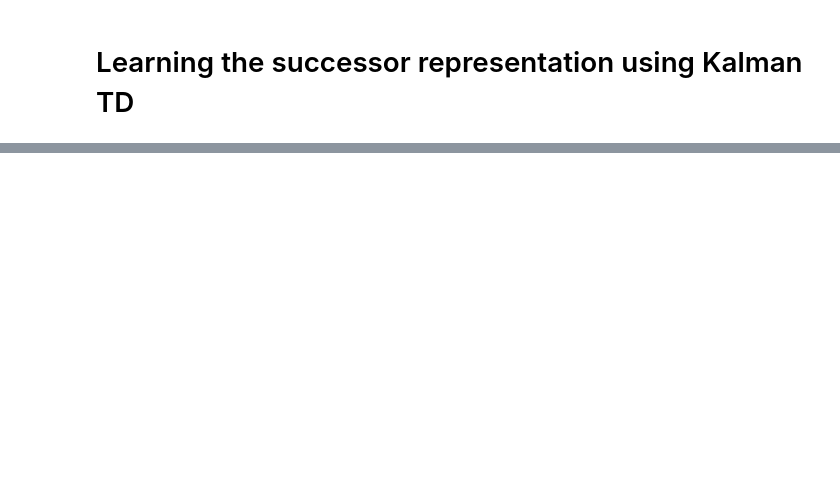
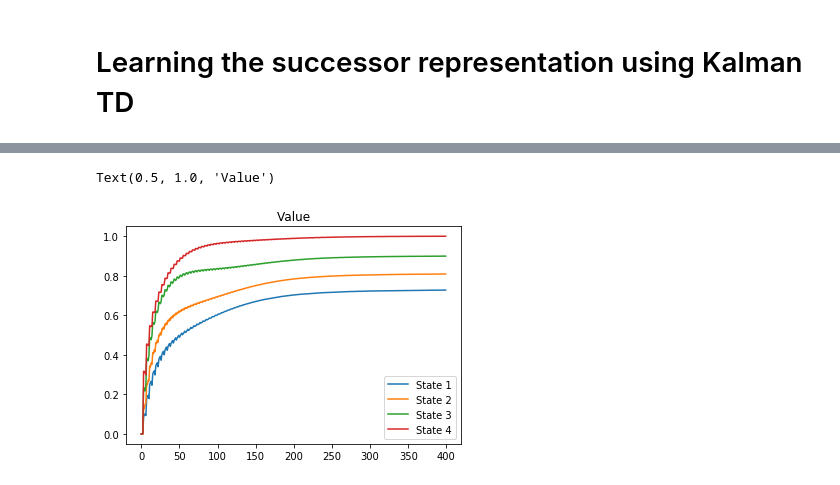
Before and after one commit to jessegeerts/bayesian-rl, a Jupyter notebook: KalmanSuccessorRepresentation.ipynb, the cells around one changed output, grey strips where cells are left out. Cells and saved outputs as stored; diff of their text form; code cells hidden in the pictures; blank space fills up the shorter version.

```diff
--- a/KalmanSuccessorRepresentation.ipynb
+++ b/KalmanSuccessorRepresentation.ipynb
@@ -61,0 +107,11 @@ plt.title('Kalman estimate of successor representation')
+# %%
+V = np.concatenate(results['V'].values).reshape(-1, 5)
+# %%
+for i in range(4):
+    plt.plot(V[:,i])
+
+plt.legend(['State 1', 'State 2', 'State 3', 'State 4'])
+plt.title('Value')
+# %% [output]
+Text(0.5, 1.0, 'Value')
+[figure, added]
```
Also changed, not shown: parts of 20 cells of this notebook, 2 other files.
